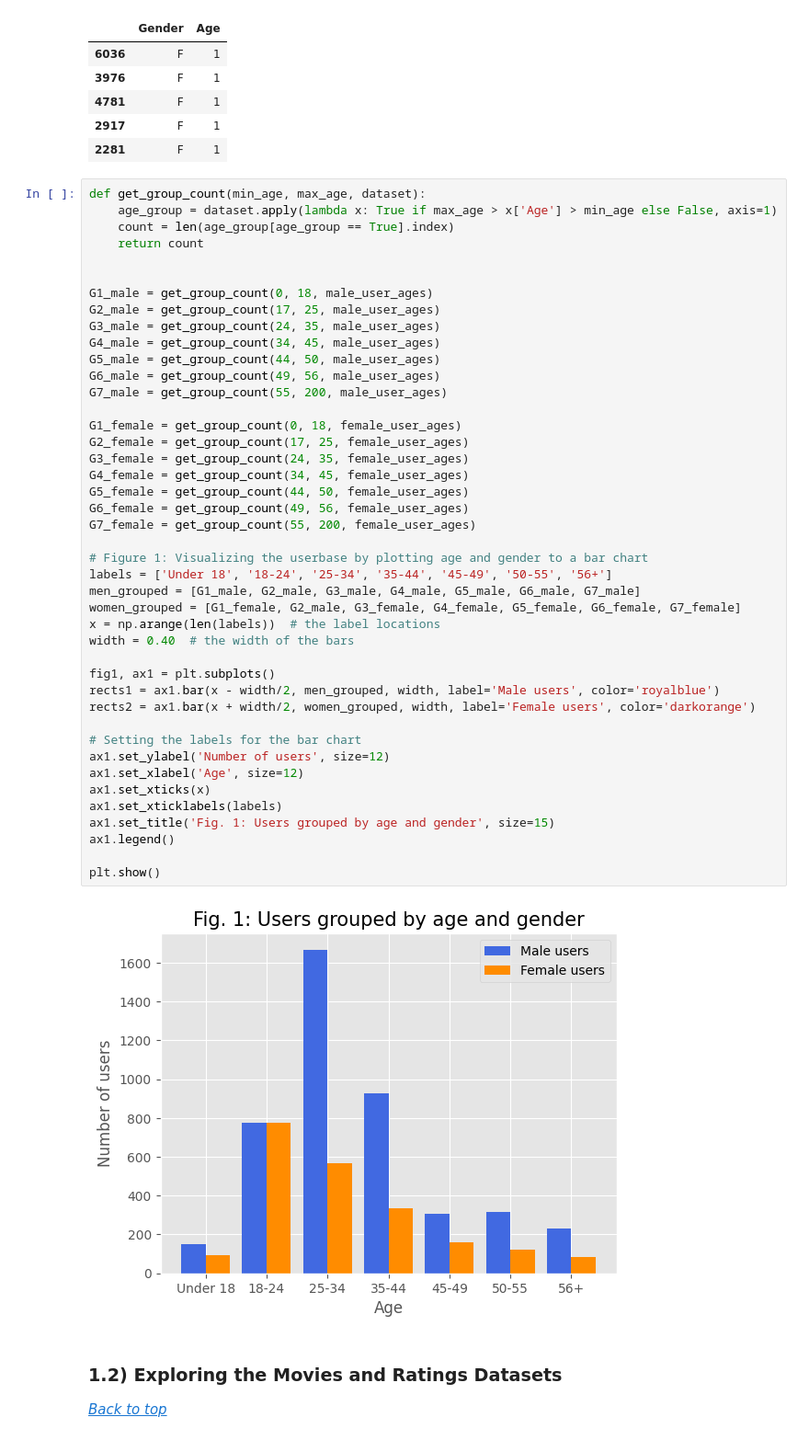
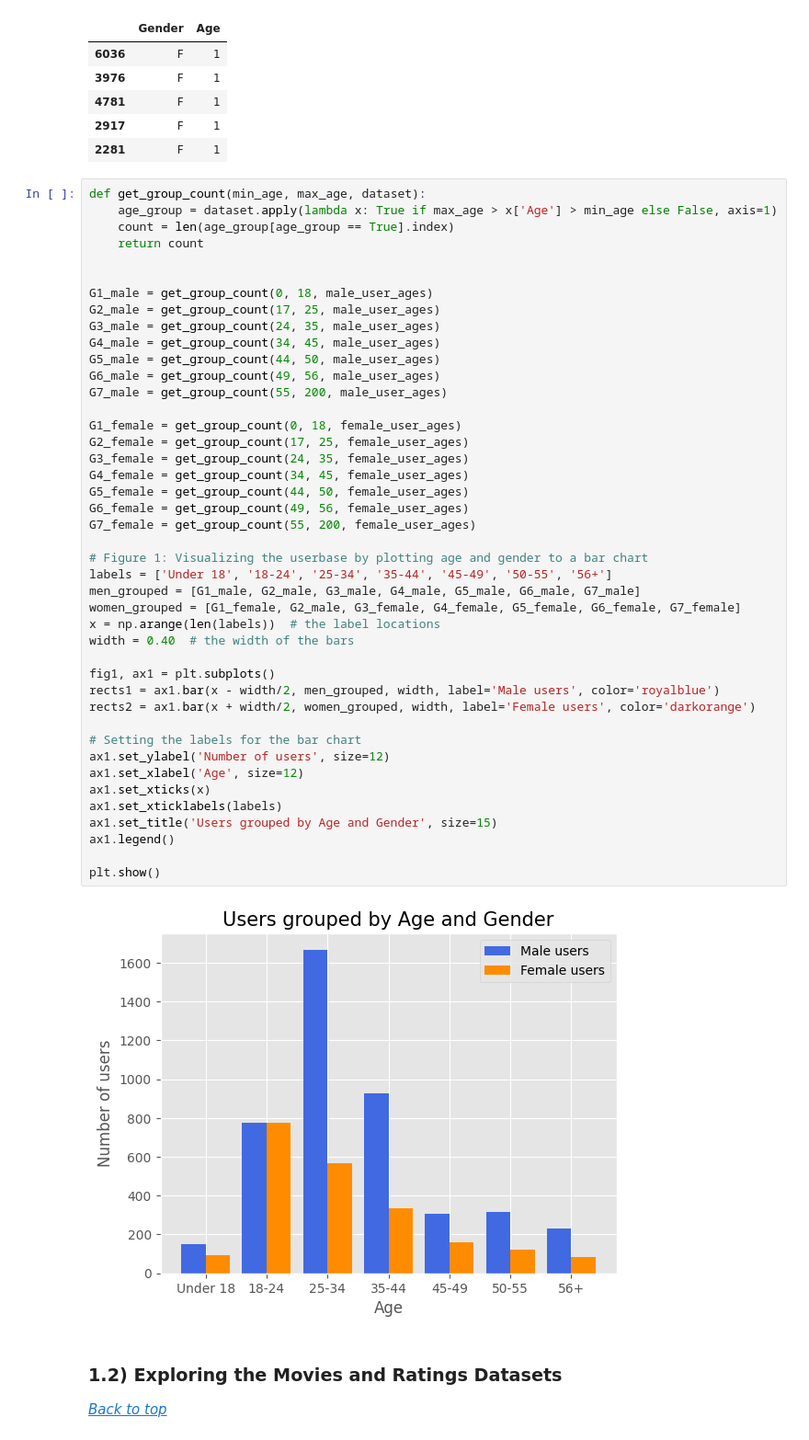
Before and after one commit to Hmzkhnswt/Hybrid-Recommendation-System, a Jupyter notebook: analysis-and-modelling.ipynb, the cells around one changed output. Shown: that part at 92% size. Saved outputs shown, nothing was run; the diff lists cells and outputs as text.

```diff
--- a/analysis-and-modelling.ipynb
+++ b/analysis-and-modelling.ipynb
@@ -102,35 +102,35 @@ G6_male = get_group_count(49, 56, male_user_ages)
 G7_male = get_group_count(55, 200, male_user_ages)
 
 G1_female = get_group_count(0, 18, female_user_ages)
 G2_female = get_group_count(17, 25, female_user_ages)
 G3_female = get_group_count(24, 35, female_user_ages)
 G4_female = get_group_count(34, 45, female_user_ages)
 G5_female = get_group_count(44, 50, female_user_ages)
 G6_female = get_group_count(49, 56, female_user_ages)
 G7_female = get_group_count(55, 200, female_user_ages)
 
 # Figure 1: Visualizing the userbase by plotting age and gender to a bar chart
 labels = ['Under 18', '18-24', '25-34', '35-44', '45-49', '50-55', '56+']
 men_grouped = [G1_male, G2_male, G3_male, G4_male, G5_male, G6_male, G7_male]
 women_grouped = [G1_female, G2_male, G3_female, G4_female, G5_female, G6_female, G7_female]
 x = np.arange(len(labels))  # the label locations
 width = 0.40  # the width of the bars
 
 fig1, ax1 = plt.subplots()
 rects1 = ax1.bar(x - width/2, men_grouped, width, label='Male users', color='royalblue')
 rects2 = ax1.bar(x + width/2, women_grouped, width, label='Female users', color='darkorange')
 
 # Setting the labels for the bar chart
 ax1.set_ylabel('Number of users', size=12)
 ax1.set_xlabel('Age', size=12)
 ax1.set_xticks(x)
 ax1.set_xticklabels(labels)
-ax1.set_title('Fig. 1: Users grouped by age and gender', size=15)
+ax1.set_title('Users grouped by Age and Gender', size=15)
 ax1.legend()
 
 plt.show()
 # %% [output]
-[figure, old version]
+[figure, new version]
 # %% [markdown]
 ### <a id="movies-ratings"></a>1.2) Exploring the Movies and Ratings Datasets
 [*Back to top*](#top)
```
Also changed, not shown: parts of 9 cells of this notebook.
